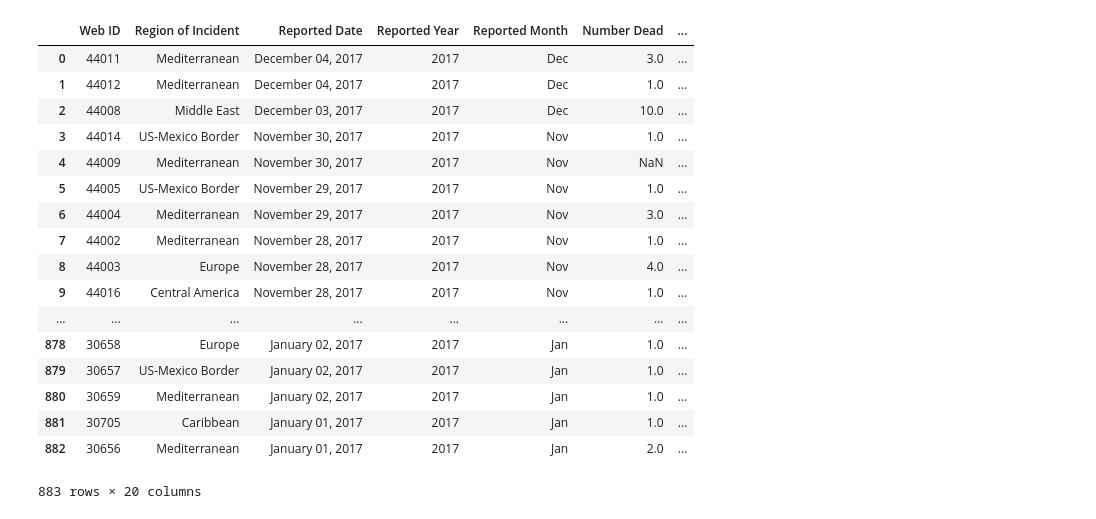
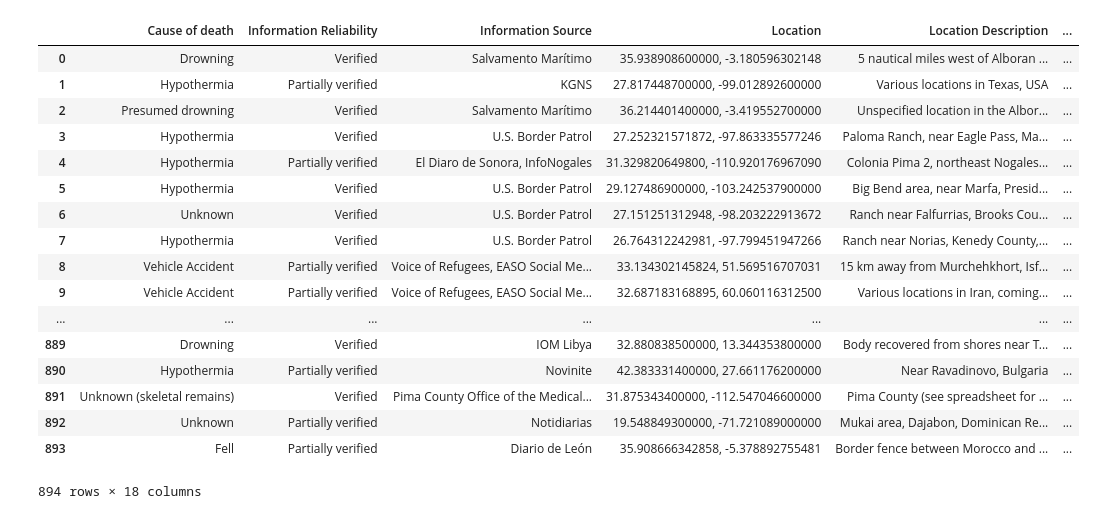
Before and after one commit to aidancollins13/introml_project_fall2017, a Jupyter notebook: project.ipynb, the cells around one changed output. Saved outputs shown, nothing was run; the diff lists cells and outputs as text; code cells hidden in the pictures.

```diff
--- a/project.ipynb
+++ b/project.ipynb
@@ -2,26 +2,27 @@
 import numpy as np
 import pandas as pd
 import matplotlib.pyplot as plt
-# %%
-df = pd.read_csv("MissingMigrants-Global-2017-12-11T17-38-26.csv")
-df
-# %% [output]
-|  | Web ID | Region of Incident | Reported Date | Reported Year | Reported Month | Number Dead | ... |
-| 0 | 44011 | Mediterranean | December 04, 2017 | 2017 | Dec | 3.0 | ... |
-| 1 | 44012 | Mediterranean | December 04, 2017 | 2017 | Dec | 1.0 | ... |
-| 2 | 44008 | Middle East | December 03, 2017 | 2017 | Dec | 10.0 | ... |
-| 3 | 44014 | US-Mexico Border | November 30, 2017 | 2017 | Nov | 1.0 | ... |
-| 4 | 44009 | Mediterranean | November 30, 2017 | 2017 | Nov | NaN | ... |
-| 5 | 44005 | US-Mexico Border | November 29, 2017 | 2017 | Nov | 1.0 | ... |
-| 6 | 44004 | Mediterranean | November 29, 2017 | 2017 | Nov | 3.0 | ... |
-| 7 | 44002 | Mediterranean | November 28, 2017 | 2017 | Nov | 1.0 | ... |
-| 8 | 44003 | Europe | November 28, 2017 | 2017 | Nov | 4.0 | ... |
-| 9 | 44016 | Central America | November 28, 2017 | 2017 | Nov | 1.0 | ... |
-| ... | ... | ... | ... | ... | ... | ... | ... |
-| 878 | 30658 | Europe | January 02, 2017 | 2017 | Jan | 1.0 | ... |
-| 879 | 30657 | US-Mexico Border | January 02, 2017 | 2017 | Jan | 1.0 | ... |
-| 880 | 30659 | Mediterranean | January 02, 2017 | 2017 | Jan | 1.0 | ... |
-| 881 | 30705 | Caribbean | January 01, 2017 | 2017 | Jan | 1.0 | ... |
-| 882 | 30656 | Mediterranean | January 01, 2017 | 2017 | Jan | 2.0 | ... |
-883 rows × 20 columns
+# %%
+df = pd.read_json("https://missingmigrants.iom.int/global-figures/2017/json")
+df = df.replace('', 0,regex=True)
+df
+# %% [output]
+|  | Cause of death | Information Reliability | Information Source | Location | Location Description | ... |
+| 0 | Drowning | Verified | Salvamento Marítimo | 35.938908600000, -3.180596302148 | 5 nautical miles west of Alboran ... | ... |
+| 1 | Hypothermia | Partially verified | KGNS | 27.817448700000, -99.012892600000 | Various locations in Texas, USA | ... |
+| 2 | Presumed drowning | Verified | Salvamento Marítimo | 36.214401400000, -3.419552700000 | Unspecified location in the Albor... | ... |
+| 3 | Hypothermia | Verified | U.S. Border Patrol | 27.252321571872, -97.863335577246 | Paloma Ranch, near Eagle Pass, Ma... | ... |
+| 4 | Hypothermia | Partially verified | El Diaro de Sonora, InfoNogales | 31.329820649800, -110.920176967090 | Colonia Pima 2, northeast Nogales... | ... |
+| 5 | Hypothermia | Verified | U.S. Border Patrol | 29.127486900000, -103.242537900000 | Big Bend area, near Marfa, Presid... | ... |
+| 6 | Unknown | Verified | U.S. Border Patrol | 27.151251312948, -98.203222913672 | Ranch near Falfurrias, Brooks Cou... | ... |
+| 7 | Hypothermia | Verified | U.S. Border Patrol | 26.764312242981, -97.799451947266 | Ranch near Norias, Kenedy County,... | ... |
+| 8 | Vehicle Accident | Partially verified | Voice of Refugees, EASO Social Me... | 33.134302145824, 51.569516707031 | 15 km away from Murchehkhort, Isf... | ... |
+| 9 | Vehicle Accident | Partially verified | Voice of Refugees, EASO Social Me... | 32.687183168895, 60.060116312500 | Various locations in Iran, coming... | ... |
+| ... | ... | ... | ... | ... | ... | ... |
+| 889 | Drowning | Verified | IOM Libya | 32.880838500000, 13.344353800000 | Body recovered from shores near T... | ... |
+| 890 | Hypothermia | Partially verified | Novinite | 42.383331400000, 27.661176200000 | Near Ravadinovo, Bulgaria | ... |
+| 891 | Unknown (skeletal remains) | Verified | Pima County Office of the Medical... | 31.875343400000, -112.547046600000 | Pima County (see spreadsheet for ... | ... |
+| 892 | Unknown | Partially verified | Notidiarias | 19.548849300000, -71.721089000000 | Mukai area, Dajabon, Dominican Re... | ... |
+| 893 | Fell | Partially verified | Diario de León | 35.908666342858, -5.378892755481 | Border fence between Morocco and ... | ... |
+894 rows × 18 columns
 # %%
```
Also changed, not shown: parts of 2 cells of this notebook.
